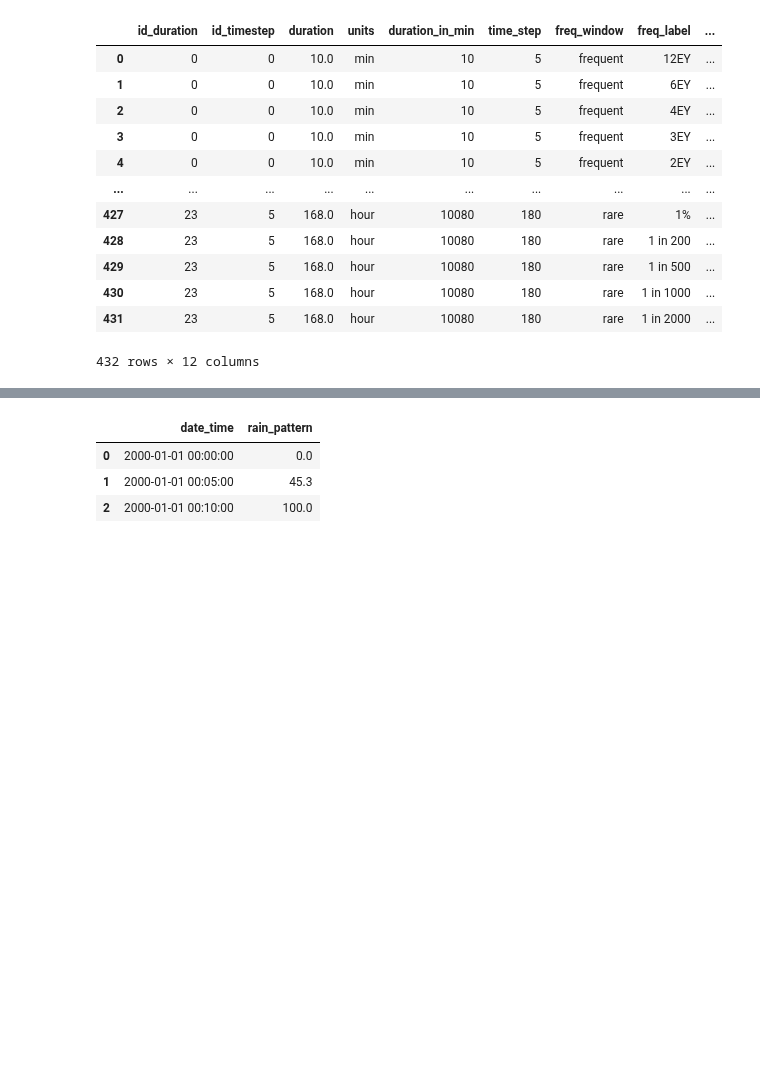
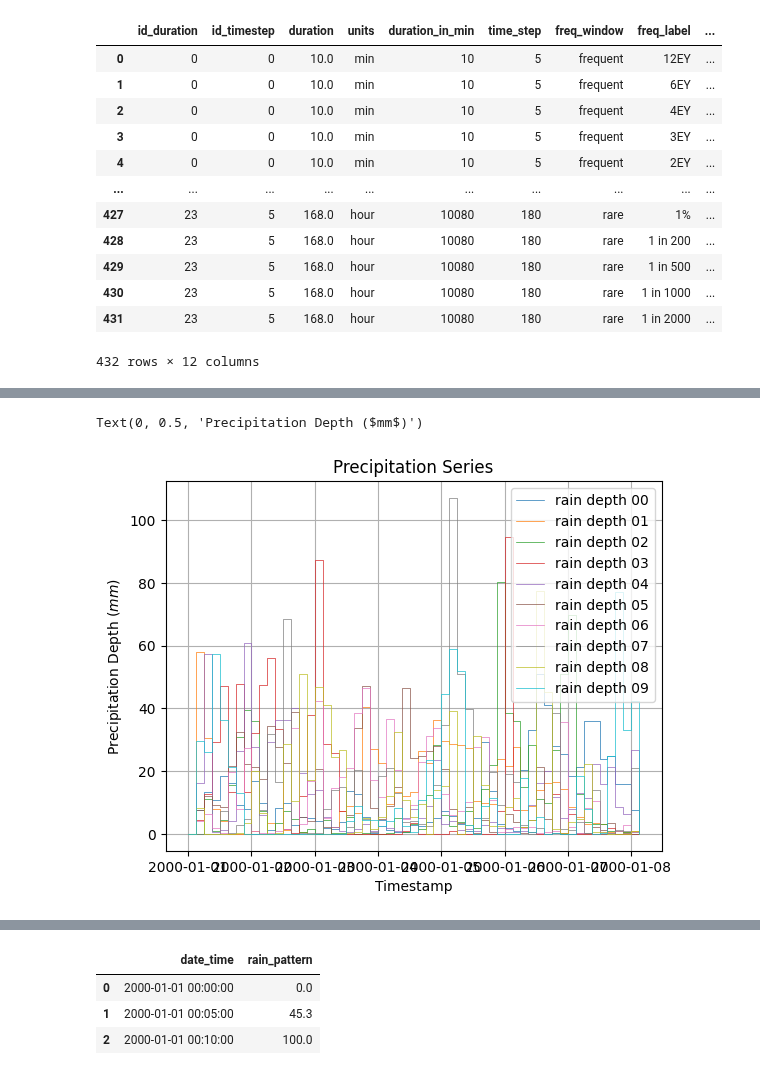
Before and after one commit to Holger-Paxi/Flood_Estimation, a Jupyter notebook: Assignment_3__1st.ipynb, the cells around one changed output, grey strips where cells are left out. Saved outputs shown, nothing was run; the diff lists cells and outputs as text; code cells hidden in the pictures; blank space fills up the shorter version.

```diff
--- a/Assignment_3__1st.ipynb
+++ b/Assignment_3__1st.ipynb
@@ -808,0 +1217,3 @@ rain_data
+# %%
+asd = rain_data.prec_data[431].copy()
+asd
@@ -808,0 +1239,26 @@ rain_data
+# %%
+fig, ax = plt.subplots()
+
+for col in asd.columns:
+    # ax.plot(
+    #     asd.index.to_numpy(),
+    #     asd[col].to_numpy(),
+    #     linewidth=0.5,
+    #     label=col
+    #     )
+    ax.step(
+        x=asd.index.to_numpy(),
+        y=asd[col].to_numpy(),
+        where='post',
+        linewidth=0.5,
+        label=col
+        )
+
+ax.legend()
+ax.grid(visible=True, which='both')
+ax.set_title(label='Precipitation Series')
+ax.set_xlabel(xlabel='Timestamp')
+ax.set_ylabel(ylabel='Precipitation Depth ($mm$)')
+# %% [output]
+Text(0, 0.5, 'Precipitation Depth ($mm$)')
+[figure, added]
```
Also changed, not shown: parts of 70 cells of this notebook, 1 other file.
